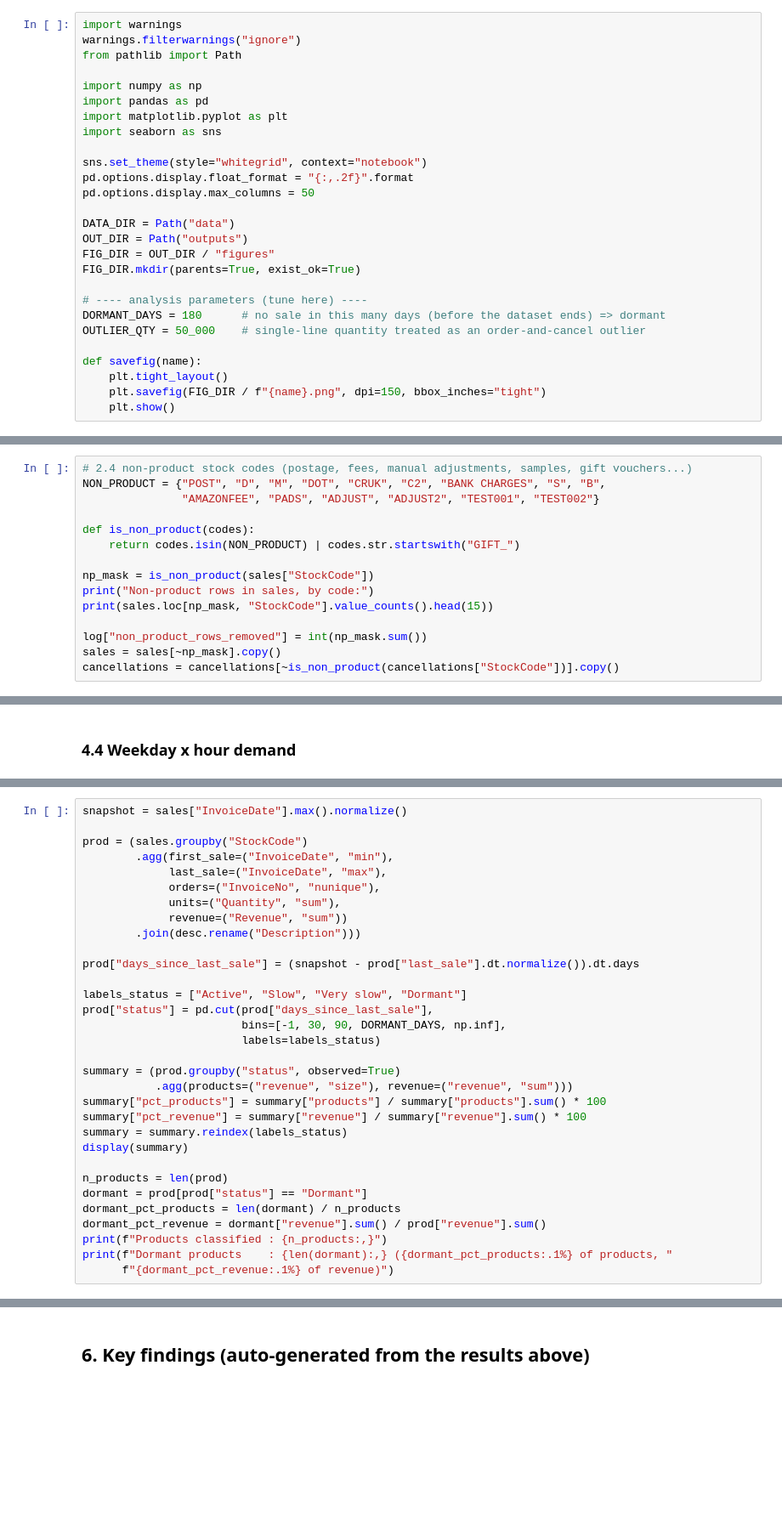
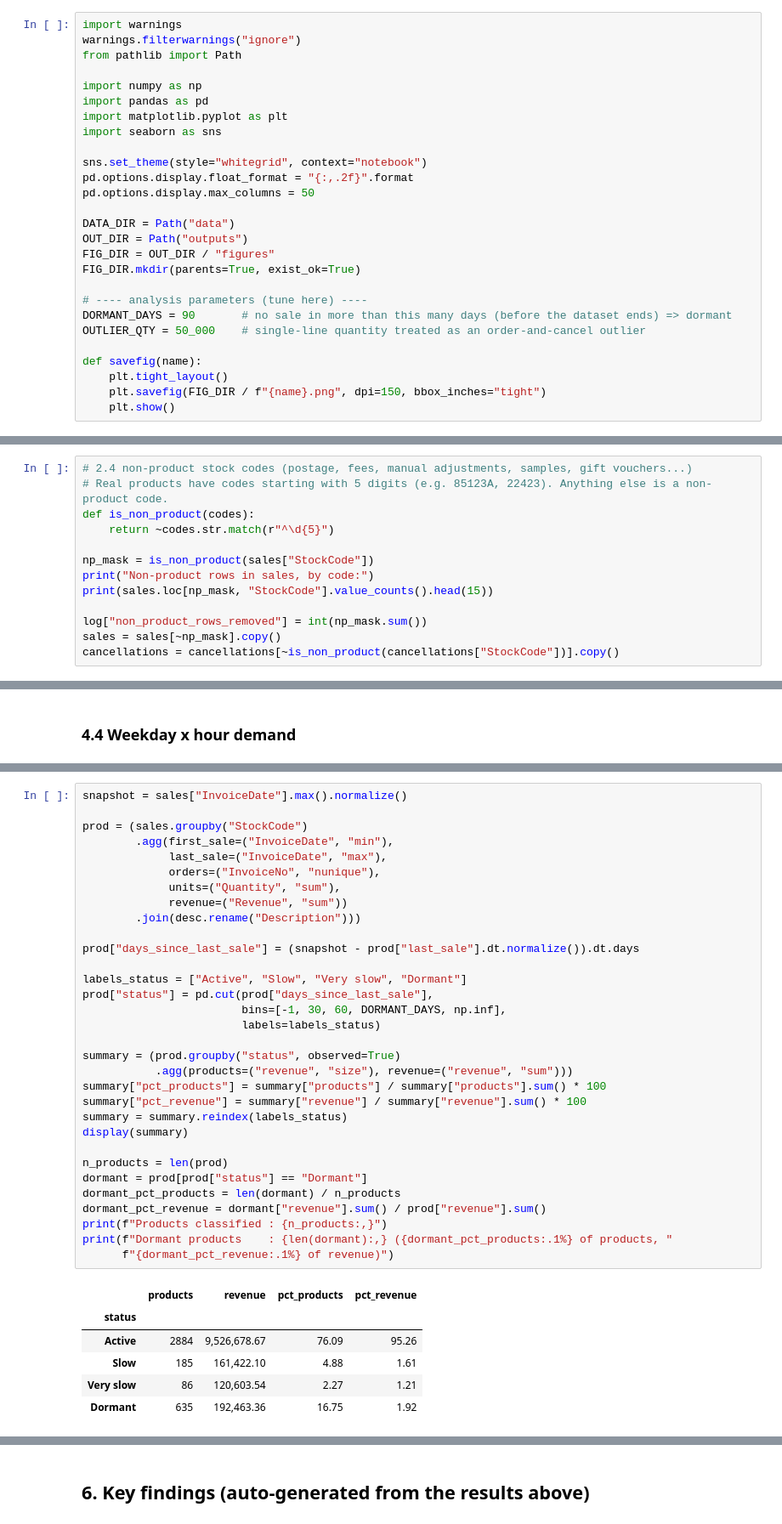
Before and after one commit to SharadaBende/online-retail-analysis, a Jupyter notebook: online_retail_analysis.ipynb, the cells around one changed output, grey strips where cells are left out. Shown at 85% size. Saved outputs shown, nothing was run; the diff lists cells and outputs as text; blank space fills up the shorter version.

Commit message:
Add executed notebook with results, charts, clearance list; use 5-digit product-code filter and 90-day dormant threshold

```diff
--- a/online_retail_analysis.ipynb
+++ b/online_retail_analysis.ipynb
@@ -28,7 +28,7 @@ FIG_DIR = OUT_DIR / "figures"
 FIG_DIR.mkdir(parents=True, exist_ok=True)
 
 # ---- analysis parameters (tune here) ----
-DORMANT_DAYS = 180      # no sale in this many days (before the dataset ends) => dormant
+DORMANT_DAYS = 90       # no sale in more than this many days (before the dataset ends) => dormant
 OUTLIER_QTY = 50_000    # single-line quantity treated as an order-and-cancel outlier
 
 def savefig(name):
@@ -86,10 +125,8 @@ print(f"Cancellation rows: {len(cancellations):,}   Sales rows: {len(sales):,}")
 # %%
 # 2.4 non-product stock codes (postage, fees, manual adjustments, samples, gift vouchers...)
-NON_PRODUCT = {"POST", "D", "M", "DOT", "CRUK", "C2", "BANK CHARGES", "S", "B",
-               "AMAZONFEE", "PADS", "ADJUST", "ADJUST2", "TEST001", "TEST002"}
-
+# Real products have codes starting with 5 digits (e.g. 85123A, 22423). Anything else is a non-product code.
 def is_non_product(codes):
-    return codes.isin(NON_PRODUCT) | codes.str.startswith("GIFT_")
+    return ~codes.str.match(r"^\d{5}")
 
 np_mask = is_non_product(sales["StockCode"])
 print("Non-product rows in sales, by code:")
@@ -228,31 +333,38 @@ Each product (StockCode) is classified by **days since its last sale**, measured
 snapshot = sales["InvoiceDate"].max().normalize()
 
 prod = (sales.groupby("StockCode")
         .agg(first_sale=("InvoiceDate", "min"),
              last_sale=("InvoiceDate", "max"),
              orders=("InvoiceNo", "nunique"),
              units=("Quantity", "sum"),
              revenue=("Revenue", "sum"))
         .join(desc.rename("Description")))
 
 prod["days_since_last_sale"] = (snapshot - prod["last_sale"].dt.normalize()).dt.days
 
 labels_status = ["Active", "Slow", "Very slow", "Dormant"]
 prod["status"] = pd.cut(prod["days_since_last_sale"],
-                        bins=[-1, 30, 90, DORMANT_DAYS, np.inf],
+                        bins=[-1, 30, 60, DORMANT_DAYS, np.inf],
                         labels=labels_status)
 
 summary = (prod.groupby("status", observed=True)
            .agg(products=("revenue", "size"), revenue=("revenue", "sum")))
 summary["pct_products"] = summary["products"] / summary["products"].sum() * 100
 summary["pct_revenue"] = summary["revenue"] / summary["revenue"].sum() * 100
 summary = summary.reindex(labels_status)
 display(summary)
 
 n_products = len(prod)
 dormant = prod[prod["status"] == "Dormant"]
 dormant_pct_products = len(dormant) / n_products
 dormant_pct_revenue = dormant["revenue"].sum() / prod["revenue"].sum()
 print(f"Products classified : {n_products:,}")
 print(f"Dormant products    : {len(dormant):,} ({dormant_pct_products:.1%} of products, "
       f"{dormant_pct_revenue:.1%} of revenue)")
+# %% [output]
+|  | products | revenue | pct_products | pct_revenue |
+| status |  |  |  |  |
+| Active | 2884 | 9,526,678.67 | 76.09 | 95.26 |
+| Slow | 185 | 161,422.10 | 4.88 | 1.61 |
+| Very slow | 86 | 120,603.54 | 2.27 | 1.21 |
+| Dormant | 635 | 192,463.36 | 16.75 | 1.92 |
```
Also changed, not shown: parts of 17 cells of this notebook, 10 other files.
